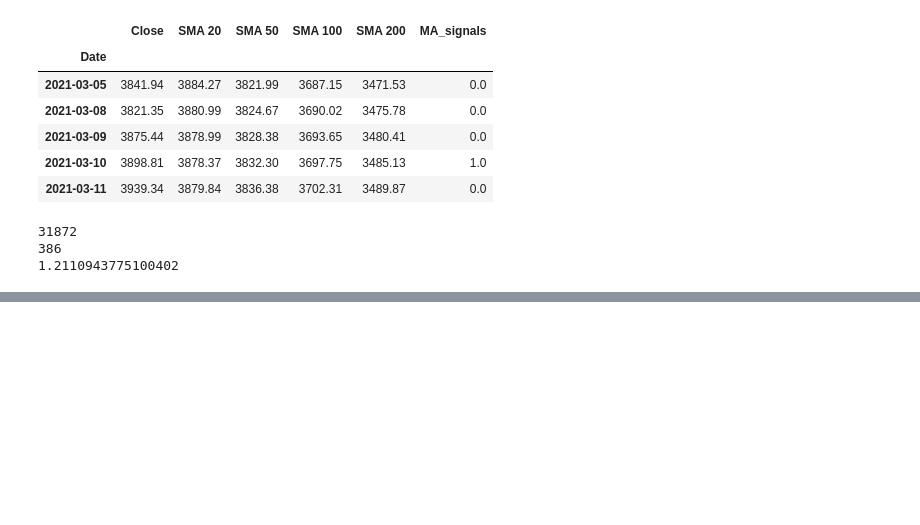
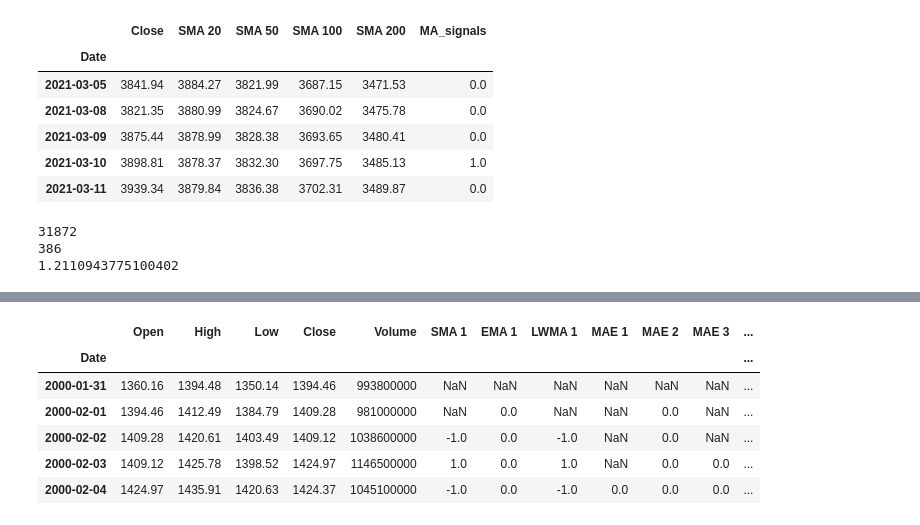
Before and after one commit to viktor-taraba/Term-Project-2021, a Jupyter notebook: part 1 Term project 3.1.ipynb, the cells around one changed output, grey strips where cells are left out. Cells and saved outputs as stored; diff of their text form; code cells hidden in the pictures; blank space fills up the shorter version.

```diff
--- a/part 1 Term project 3.1.ipynb
+++ b/part 1 Term project 3.1.ipynb
@@ -475,0 +478,5 @@ print(percent_missing)
+# %%
+df["SMA 1"] = strategy_MA_1(P = df.Close, n1 = 2, MA_type = "SMA")
+df["EMA 1"] = strategy_MA_1(P = df.Close, n1 = 6, MA_type = "EMA")
+df["LWMA 1"] = strategy_MA_1(P = df.Close, n1 = 2, MA_type = "LWMA")
+df.head()
@@ -475,0 +491,5 @@ print(percent_missing)
+# %%
+df["MAE 1"] = strategy_MAE(P=df.Close, upper=0, lower=0.04, n1=4, MA_type="SMA", MAE_type="LL")
+df["MAE 2"] = strategy_MAE(P=df.Close, upper=0, lower=0.01, n1=3, MA_type="EMA", MAE_type="LL")
+df["MAE 3"] = strategy_MAE(P=df.Close, upper=0, lower=0.02, n1=3, MA_type="LWMA", MAE_type="LL")
+df.head()
@@ -475,0 +504,13 @@ print(percent_missing)
+# %%
+df["CCI 1"] = strategy_CCI(data_close=df.Close, data_high=df.High, data_low=df.Low, n=9)
+df["SO 1"] = strategy_SO(P_close=df.Close, P_high=df.High, P_low=df.Low, n=25)
+df["CMO 1"] = strategy_CMO(P=df.Close, n=3)
+df.head()
+# %% [output]
+|  | Open | High | Low | Close | Volume | SMA 1 | EMA 1 | LWMA 1 | MAE 1 | MAE 2 | MAE 3 | ... |
+| Date |  |  |  |  |  |  |  |  |  |  |  | ... |
+| 2000-01-31 | 1360.16 | 1394.48 | 1350.14 | 1394.46 | 993800000 | NaN | NaN | NaN | NaN | NaN | NaN | ... |
+| 2000-02-01 | 1394.46 | 1412.49 | 1384.79 | 1409.28 | 981000000 | NaN | 0.0 | NaN | NaN | 0.0 | NaN | ... |
+| 2000-02-02 | 1409.28 | 1420.61 | 1403.49 | 1409.12 | 1038600000 | -1.0 | 0.0 | -1.0 | NaN | 0.0 | NaN | ... |
+| 2000-02-03 | 1409.12 | 1425.78 | 1398.52 | 1424.97 | 1146500000 | 1.0 | 0.0 | 1.0 | NaN | 0.0 | 0.0 | ... |
+| 2000-02-04 | 1424.97 | 1435.91 | 1420.63 | 1424.37 | 1045100000 | -1.0 | 0.0 | -1.0 | 0.0 | 0.0 | 0.0 | ... |
```
Also changed, not shown: parts of 8 cells of this notebook.
